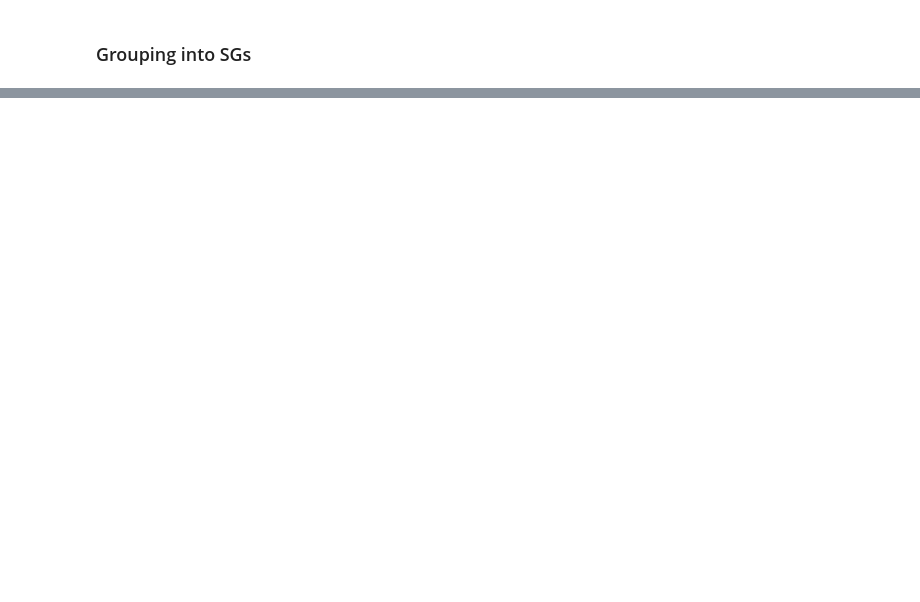
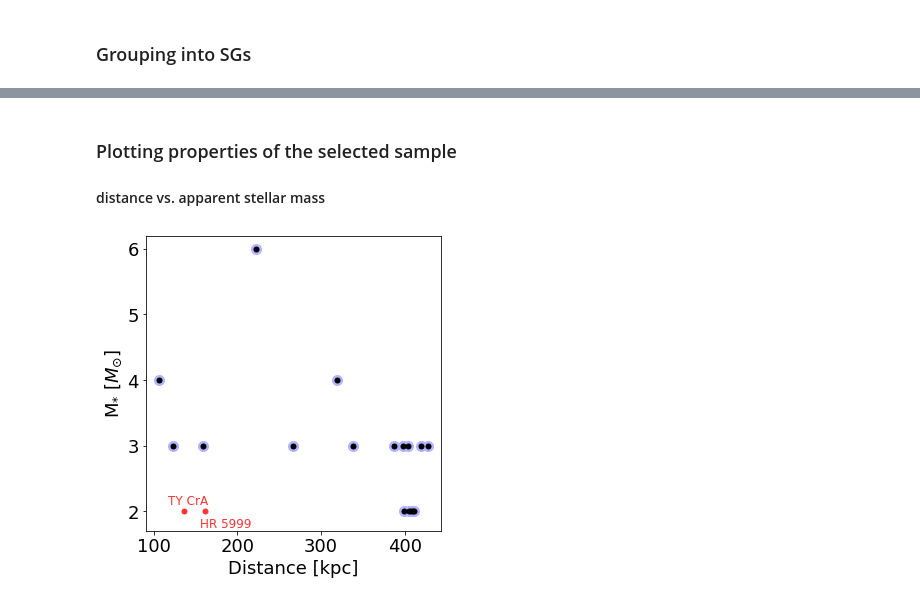
Before and after one commit to baobabyoo/GAIAHerbig, a Jupyter notebook: gaiaHerbig.ipynb, the cells around one changed output, grey strips where cells are left out. Cells and saved outputs as stored; diff of their text form; code cells hidden in the pictures; blank space fills up the shorter version.

Commit message:
Plotted source properties.

```diff
--- a/gaiaHerbig.ipynb
+++ b/gaiaHerbig.ipynb
@@ -136,8 +137,17 @@ distance_mask = (distance < 450.0)
 dec = data['DEICRS']
 dec_mask = (dec > -65.0) & (dec < 20.0)
 
+# evolved star
 name = data['Name']
 name_mask = (name != 'HD 50138' )
+
+# observed
+name = data['Name']
+name_mask = name_mask & (name != 'TY CrA' )
+
+# observed
+name = data['Name']
+name_mask = name_mask & (name != 'HR 5999' )
 
 nirexcess = data['E_NIR_']
 nir_mask  = ( np.isnan(nirexcess) == False )
@@ -167,6 +177,7 @@ Number of selected sources :  19
 ra_array   = []
 dec_array  = []
 
+name_array    = []
 cstring_array = []
 dist_array    = []
 mass_array    = []
@@ -177,6 +188,8 @@ Emir_array    = []
 
 for index in range(0, len(mask) ):
     if mask[index] == True:
+
+        name_array.append( data['Name'][index] )
 
         ra_array.append( data['RAICRS'][index] )
         dec_array.append( data['DEICRS'][index] )
@@ -197,6 +210,10 @@ for index in range(0, len(mask) ):
         print( index,
                data['Name'][index],
                c_string,
+               round(data['Dist'][index],1),
+               round(data['Mass'][index],0),
+               data['E_NIR_'][index],
+               data['E_MIR_'][index]
              )
 
         # checking duplication
@@ -1151,0 +1171,3 @@ for i in range( len( sub_group ) ):
+# %% [markdown]
+### Plotting properties of the selected sample
+#### distance vs. apparent stellar mass
@@ -1151,0 +1179,38 @@ for i in range( len( sub_group ) ):
+# %%
+fig = plt.figure(figsize=[5,5])
+ax  = fig.add_axes([0.17,0.17,0.82,0.82])
+
+ax.plot(
+        dist_array, mass_array,
+        'o', markersize=10,
+        color = (0.7, 0.7, 1, 1.0)
+       )
+
+ax.plot(
+        dist_array, mass_array,
+        'o', markersize=5,
+        color = (0, 0, 0, 1.0)
+       )
+
+# plotting TY CrA and HR 5999
+ax.plot(
+        [136.5, 161.1], [2.0, 2.0],
+        'o', markersize=5,
+        color = (1, 0.2, 0.2, 1.0)
+       )
+ax.text(116.5, 2.1 ,'TY CrA', color=(1, 0.2, 0.2, 1.0),  fontsize=12 )
+ax.text(155.5, 1.75 ,'HR 5999', color=(1, 0.2, 0.2, 1.0), fontsize=12 )
+
+
+plt.tick_params(labelsize=18)
+plt.xlabel('Distance [kpc]', fontsize=18)
+plt.ylabel('M$_{*}$ [$M_{\odot}$]', fontsize=18)
+# plt.xlim(date_range_dict[epoch_label])
+plt.ylim(1.7, 6.2)
+
+# plt.legend(loc=2, fontsize=16)
+
+#plt.show()
+plt.savefig('dist_vs_mass.pdf', transparent=True)
+# %% [output]
+[figure, added]
```
Also changed, not shown: parts of 10 cells of this notebook, 3 other files.
